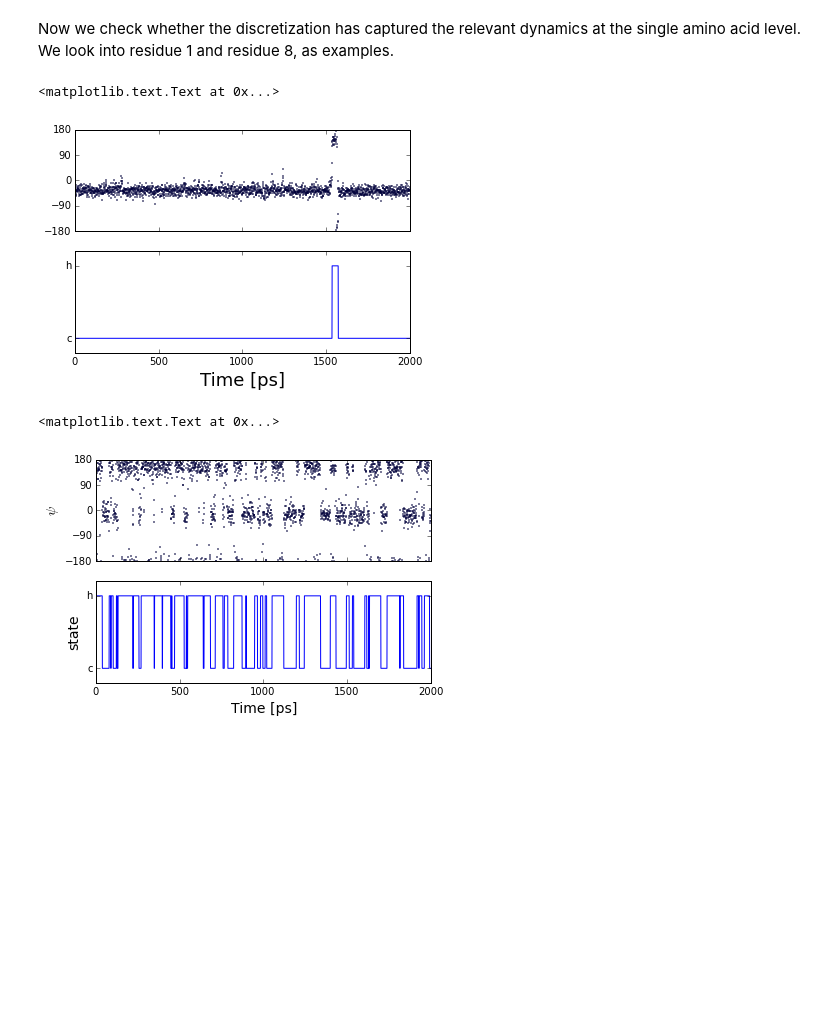
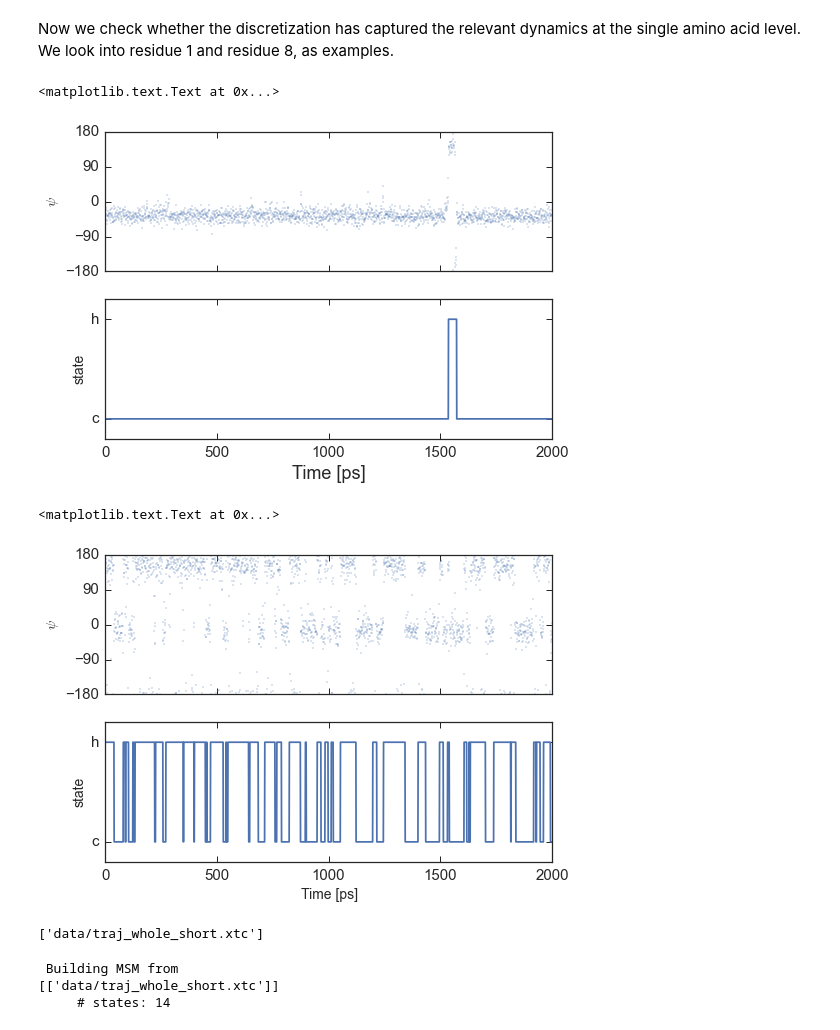
Before and after one commit to BioKT/MasterMSM, a Jupyter notebook: examples/alanine_octapeptide/ala_octapeptide.ipynb, the cells around one changed output. Cells and saved outputs as stored; diff of their text form; code cells hidden in the pictures; blank space fills up the shorter version.

```diff
--- a/examples/alanine_octapeptide/ala_octapeptide.ipynb
+++ b/examples/alanine_octapeptide/ala_octapeptide.ipynb
@@ -11,6 +11,9 @@ import matplotlib.pyplot as plt
 from mastermsm.trajectory import traj
 import mdtraj as md
 from mastermsm.trajectory import traj_lib
+import seaborn as sns
+sns.set(style="ticks", color_codes=True, font_scale=1.5)
+sns.set_style({"xtick.direction": "in", "ytick.direction": "in"})
 # %% [output]
 The autoreload extension is already loaded. To reload it, use:
   %reload_ext autoreload
@@ -56,14 +59,16 @@ tr.discretize()
 # %% [markdown]
 Now we check whether the discretization has captured the relevant dynamics at the single amino acid level. We look into residue 1 and residue 8, as examples.
 # %%
-y = [0 if x[0] == 'A' else 1 for x in tr.distrajs]
+y = [0 if x[0] == 'A' else 1 for x in tr.distraj]
 fig, (ax1, ax2) = plt.subplots(2,1, sharex=True)
 ax1.plot(psi[1][:,0]*180/math.pi,'o', markersize=1)
 ax2.plot(y)
 ax1.set_xlim(0,2000)
 ax1.set_ylim(-180,180)
 ax1.yaxis.set_ticks(range(-180,181,90))
+ax1.set_ylabel(r'$\psi$', fontsize=14)
 
+ax2.set_ylabel(r'state', fontsize=14)
 ax2.set_xlim(0,2000)
 ax2.set_ylim(-0.2,1.2)
 ax2.yaxis.set_ticks([0,1])
@@ -76,29 +81,42 @@ ax2.set_xlabel('Time [ps]')
 ax2.set_xlabel(r'Time [ps]', fontsize=18)
 # %% [output]
 <matplotlib.text.Text at 0x...>
-[figure, old version]
+[figure, new version]
 # %%
-y = [0 if x[7] == 'A' else 1 for x in tr.distrajs]
+y = [0 if x[7] == 'A' else 1 for x in tr.distraj]
 fig, (ax1, ax2) = plt.subplots(2,1, sharex=True)
 ax1.plot(psi[1][:,7]*180/math.pi,'o', markersize=1)
 ax2.plot(y)
 
 ax1.set_ylabel(r'$\psi$', fontsize=14)
 ax1.set_xlim(0,2000)
 ax1.set_ylim(-180,180)
 ax1.yaxis.set_ticks(range(-180,181,90))
 
 ax2.set_ylabel(r'state', fontsize=14)
 ax2.set_xlim(0,2000)
 ax2.set_ylim(-0.2,1.2)
 ax2.yaxis.set_ticks([0,1])
 labels = [item.get_text() for item in ax2.get_xticklabels()]
 labels[0] = 'c'
 labels[1] = 'h'
 ax2.set_yticklabels(labels)
 
 ax2.set_xlabel('Time [ps]')
 ax2.set_xlabel(r'Time [ps]', fontsize=14)
 # %% [output]
 <matplotlib.text.Text at 0x...>
-[figure, old version]
+[figure, new version]
+# %%
+tr.find_keys()
+tr.keys
+tr.file_name
+# %% [output]
+['data/traj_whole_short.xtc']
+# %%
+from mastermsm.msm import msm
+msm_ala8 = msm.SuperMSM([tr])
+# %% [output]
+ Building MSM from
+[['data/traj_whole_short.xtc']]
+     # states: 14
```
Also changed, not shown: parts of 3 cells of this notebook, 3 other files.
